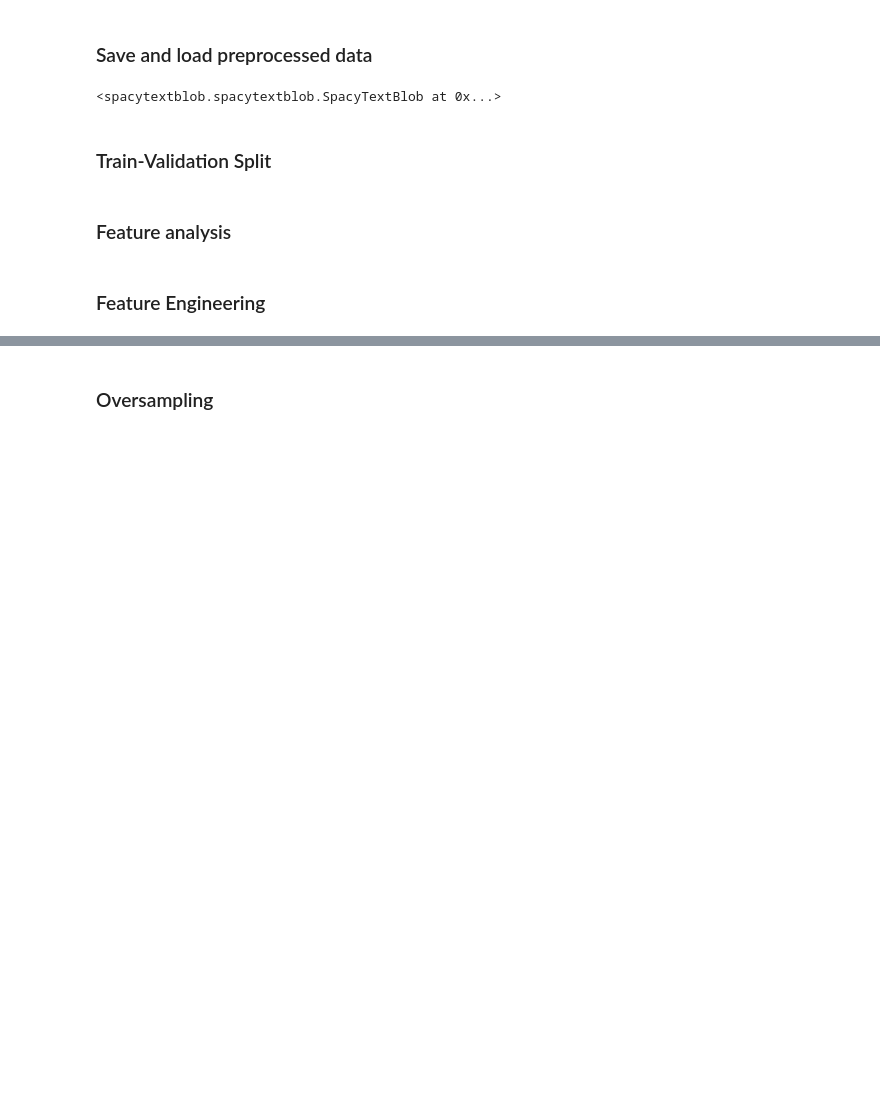
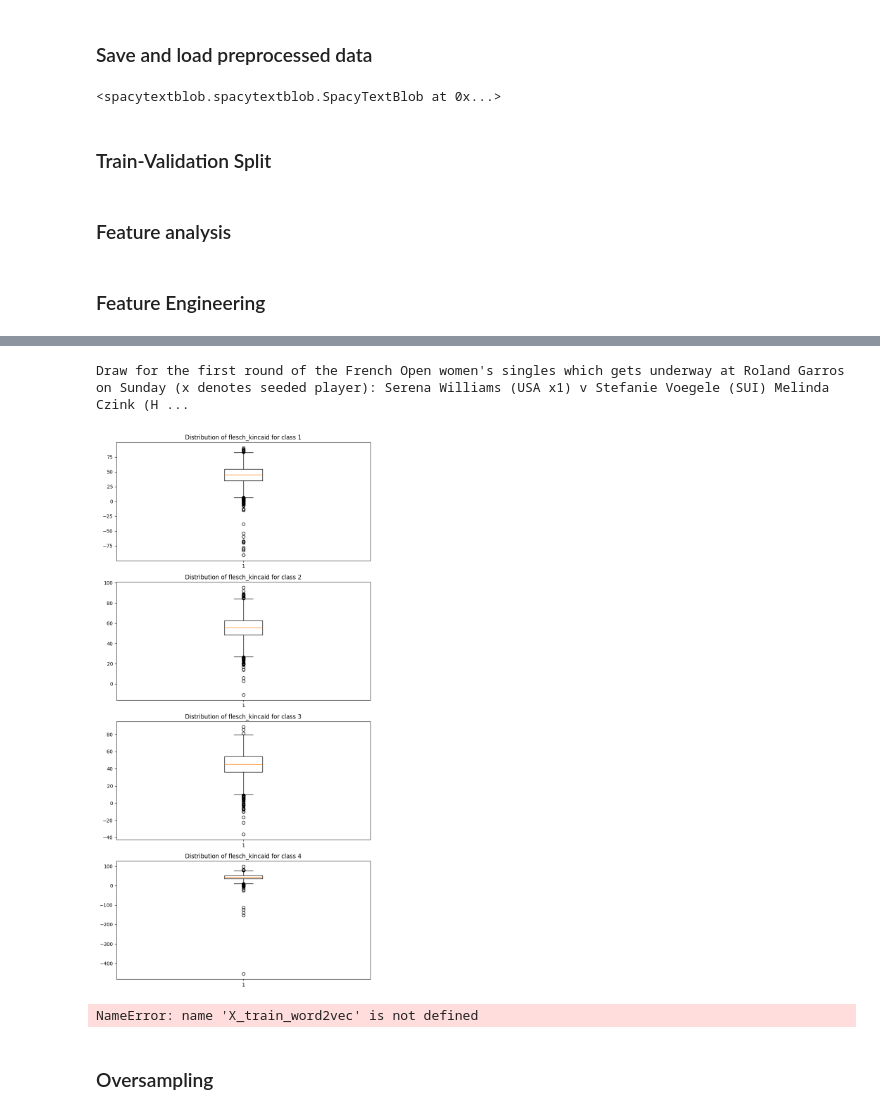
Before and after one commit to autumn-sonata/CS4248-Project, a Jupyter notebook: LabeledUnreliableNews.ipynb, the cells around one changed output, grey strips where cells are left out. Cells and saved outputs as stored; diff of their text form; code cells hidden in the pictures; blank space fills up the shorter version.

Commit message:
add new features with plots for justification

```diff
--- a/LabeledUnreliableNews.ipynb
+++ b/LabeledUnreliableNews.ipynb
@@ -289,0 +293,12 @@ X_train_count_pp = X_train.apply(count_personal_pronouns).to_numpy().reshape(-1,
+# %%
+# 7) Flesch Kincaid reading ease
+def flesch_kincaid(sentence):
+    if len(sentence.split()) <= 120:
+        return 65 # Standard average value for Flesch Kincaid reading ease score
+    return Readability(sentence).flesch().score
+
+X_train_flesch = X_train_unprocessed.apply(flesch_kincaid).to_numpy().reshape(-1, 1)
+# count_analysis_boxplot(X_train_flesch, y_train, "flesch_kincaid")
+# %% [output]
+Draw for the first round of the French Open women's singles which gets underway at Roland Garros on Sunday (x denotes seeded player): Serena Williams (USA x1) v Stefanie Voegele (SUI) Melinda Czink (H ...
+[figure, added]
@@ -301,8 +322,10 @@ X_train_count_pp = X_train.apply(count_personal_pronouns).to_numpy().reshape(-1,
 # print(X_train_count_qn.shape)
 # print(X_train_word2vec.shape)
 # print(X_train_count_pp.shape)
-X_train = hstack([X_train_tfidf, X_train_count_ex, X_train_count_qn, X_train_word2vec, X_train_count_pp])
-# X_train = hstack([X_train_tfidf, X_train_count_ex, X_train_count_qn, X_train_count_pp])
+# X_train = hstack([X_train_tfidf, X_train_sent_ana, X_train_subj_ana, X_train_count_ex, X_train_count_qn, X_train_word2vec, X_train_count_pp])
+X_train = hstack([X_train_tfidf, X_train_word2vec, X_train_count_pp])
+# %% [output]
+NameError: name 'X_train_word2vec' is not defined
 # %% [markdown]
 ### Oversampling
 # %%
```
Also changed, not shown: parts of 19 cells of this notebook, 7 other files.
